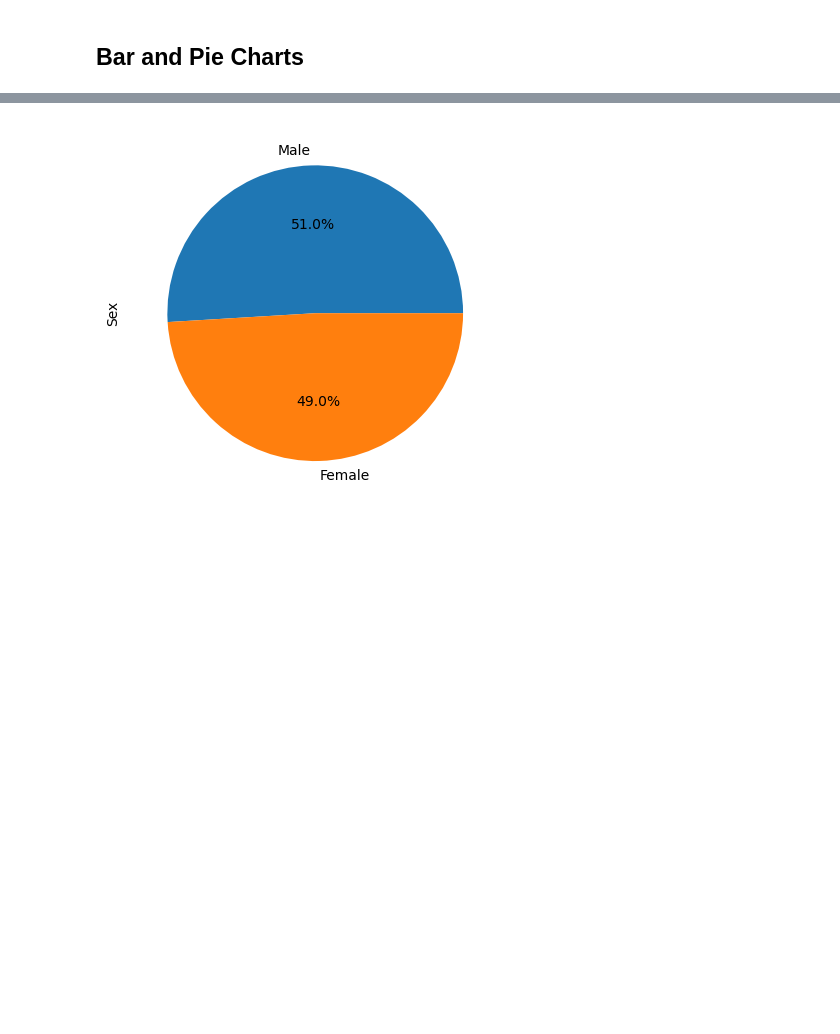
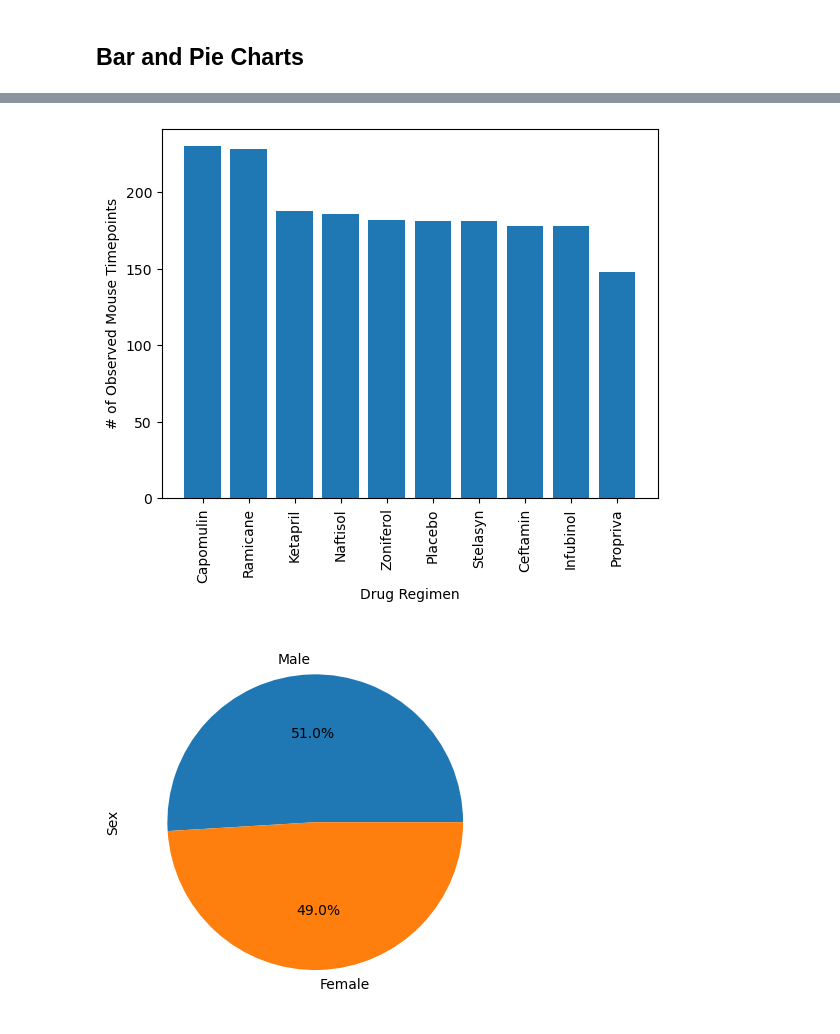
Before and after one commit to enumerbs/Module05-Challenge-Data-Visualisation, a Jupyter notebook: Pymaceuticals/pymaceuticals.ipynb, the cells around one changed output, grey strips where cells are left out. Saved outputs shown, nothing was run; the diff lists cells and outputs as text; code cells hidden in the pictures; blank space fills up the shorter version.

```diff
--- a/Pymaceuticals/pymaceuticals.ipynb
+++ b/Pymaceuticals/pymaceuticals.ipynb
@@ -148,3 +154,18 @@ summary_statistics_df2
+# %%
+# Generate a bar plot showing the total number of rows (Mouse ID/Timepoints) for each drug regimen using pyplot.
+
+# Set x axis and tick locations
+x_axis_locations = range(len(MouseID_Timepoint_count_by_drug_regimen_df.index))
+tick_locations = [value for value in x_axis_locations]
+
+# Plot the results as a bar chart using pyplot.
+plt.bar(x_axis, MouseID_Timepoint_count_by_drug_regimen_df)
+plt.xticks(tick_locations, MouseID_Timepoint_count_by_drug_regimen_df.index, rotation="vertical")
+plt.xlabel(MouseID_Timepoint_count_by_drug_regimen_df.index.name)
+plt.ylabel("# of Observed Mouse Timepoints")
+plt.show()
+# %% [output]
+[figure, added]
 # %%
 # Generate a pie plot showing the distribution of female versus male mice using Pandas
 # %% [output]
```
Also changed, not shown: parts of 3 cells of this notebook.
